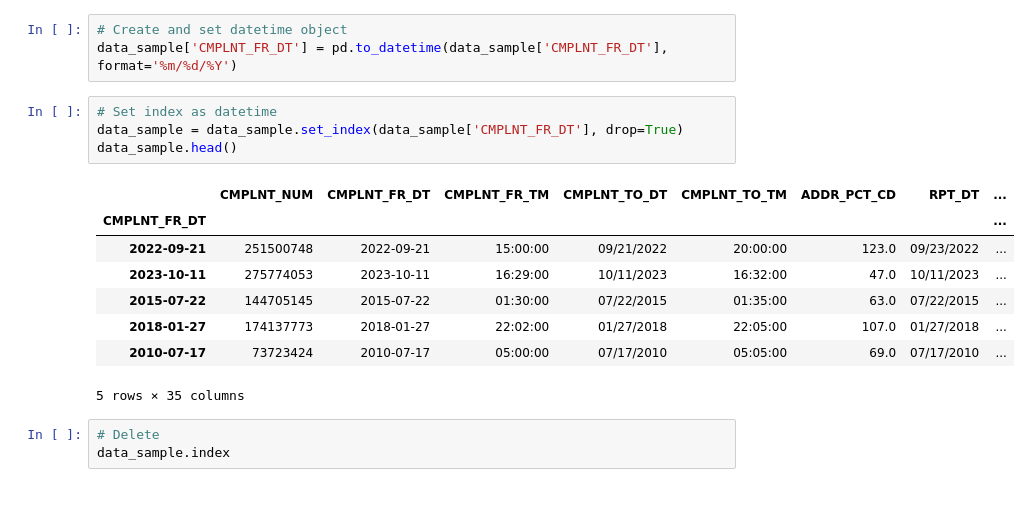
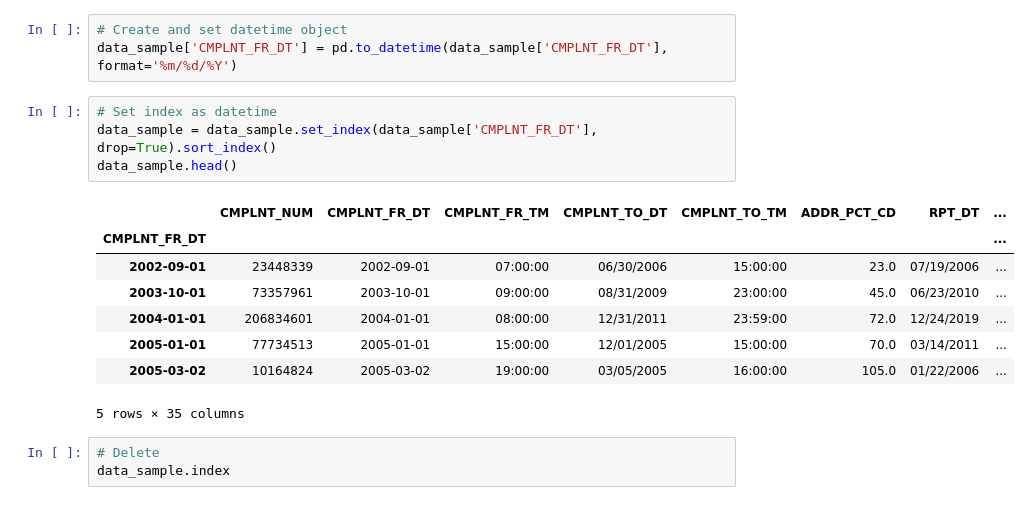
Before and after one commit to scarlettvalentin/nypd_crime, a Jupyter notebook: notebook.ipynb, the cells around one changed output. Cells and saved outputs as stored; diff of their text form.

```diff
--- a/notebook.ipynb
+++ b/notebook.ipynb
@@ -219,16 +219,16 @@ RangeIndex(start=0, stop=8914838, step=1)
 data_sample['CMPLNT_FR_DT'] = pd.to_datetime(data_sample['CMPLNT_FR_DT'], format='%m/%d/%Y')
 # %%
 # Set index as datetime
-data_sample = data_sample.set_index(data_sample['CMPLNT_FR_DT'], drop=True)
+data_sample = data_sample.set_index(data_sample['CMPLNT_FR_DT'], drop=True).sort_index()
 data_sample.head()
 # %% [output]
 |  | CMPLNT_NUM | CMPLNT_FR_DT | CMPLNT_FR_TM | CMPLNT_TO_DT | CMPLNT_TO_TM | ADDR_PCT_CD | RPT_DT | ... |
 | CMPLNT_FR_DT |  |  |  |  |  |  |  | ... |
-| 2022-09-21 | 251500748 | 2022-09-21 | 15:00:00 | 09/21/2022 | 20:00:00 | 123.0 | 09/23/2022 | ... |
-| 2023-10-11 | 275774053 | 2023-10-11 | 16:29:00 | 10/11/2023 | 16:32:00 | 47.0 | 10/11/2023 | ... |
-| 2015-07-22 | 144705145 | 2015-07-22 | 01:30:00 | 07/22/2015 | 01:35:00 | 63.0 | 07/22/2015 | ... |
-| 2018-01-27 | 174137773 | 2018-01-27 | 22:02:00 | 01/27/2018 | 22:05:00 | 107.0 | 01/27/2018 | ... |
-| 2010-07-17 | 73723424 | 2010-07-17 | 05:00:00 | 07/17/2010 | 05:05:00 | 69.0 | 07/17/2010 | ... |
+| 2002-09-01 | 23448339 | 2002-09-01 | 07:00:00 | 06/30/2006 | 15:00:00 | 23.0 | 07/19/2006 | ... |
+| 2003-10-01 | 73357961 | 2003-10-01 | 09:00:00 | 08/31/2009 | 23:00:00 | 45.0 | 06/23/2010 | ... |
+| 2004-01-01 | 206834601 | 2004-01-01 | 08:00:00 | 12/31/2011 | 23:59:00 | 72.0 | 12/24/2019 | ... |
+| 2005-01-01 | 77734513 | 2005-01-01 | 15:00:00 | 12/01/2005 | 15:00:00 | 70.0 | 03/14/2011 | ... |
+| 2005-03-02 | 10164824 | 2005-03-02 | 19:00:00 | 03/05/2005 | 16:00:00 | 105.0 | 01/22/2006 | ... |
 5 rows × 35 columns
 # %%
 # Delete
```
Also changed, not shown: parts of 19 cells of this notebook.
